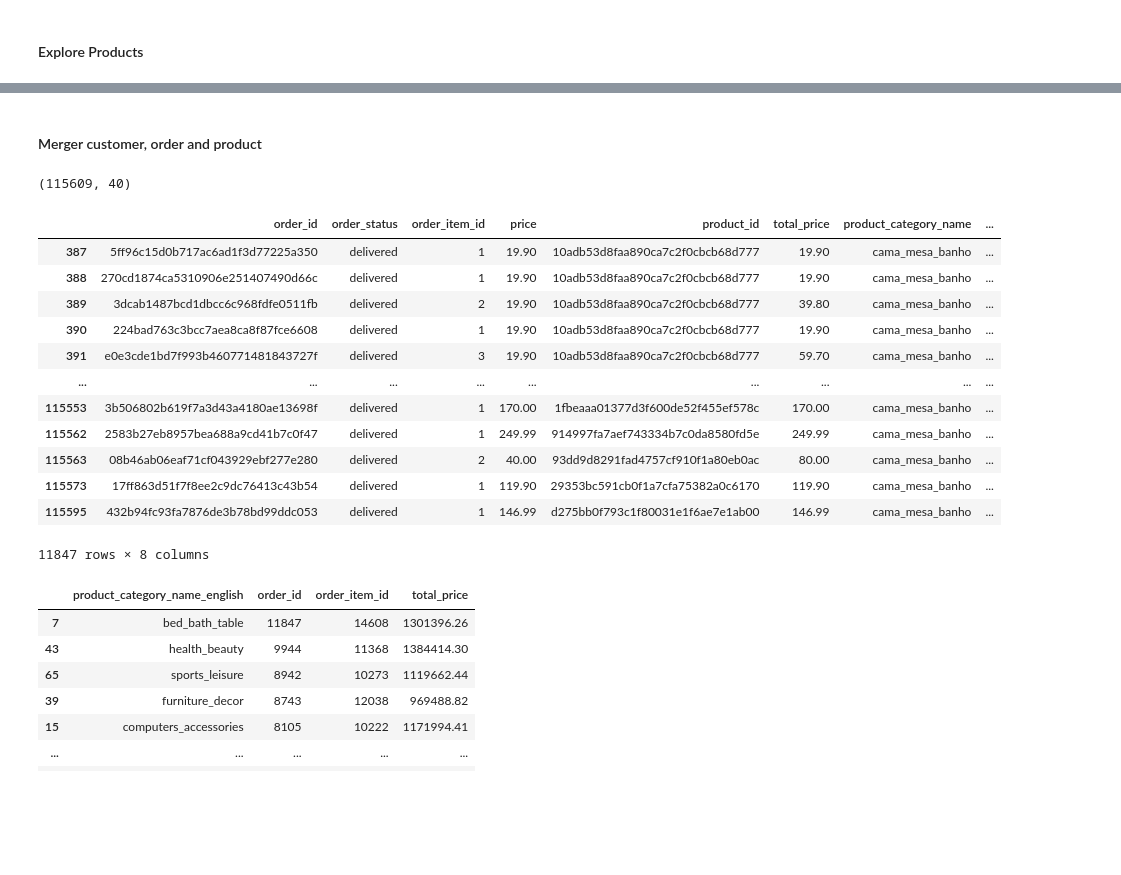
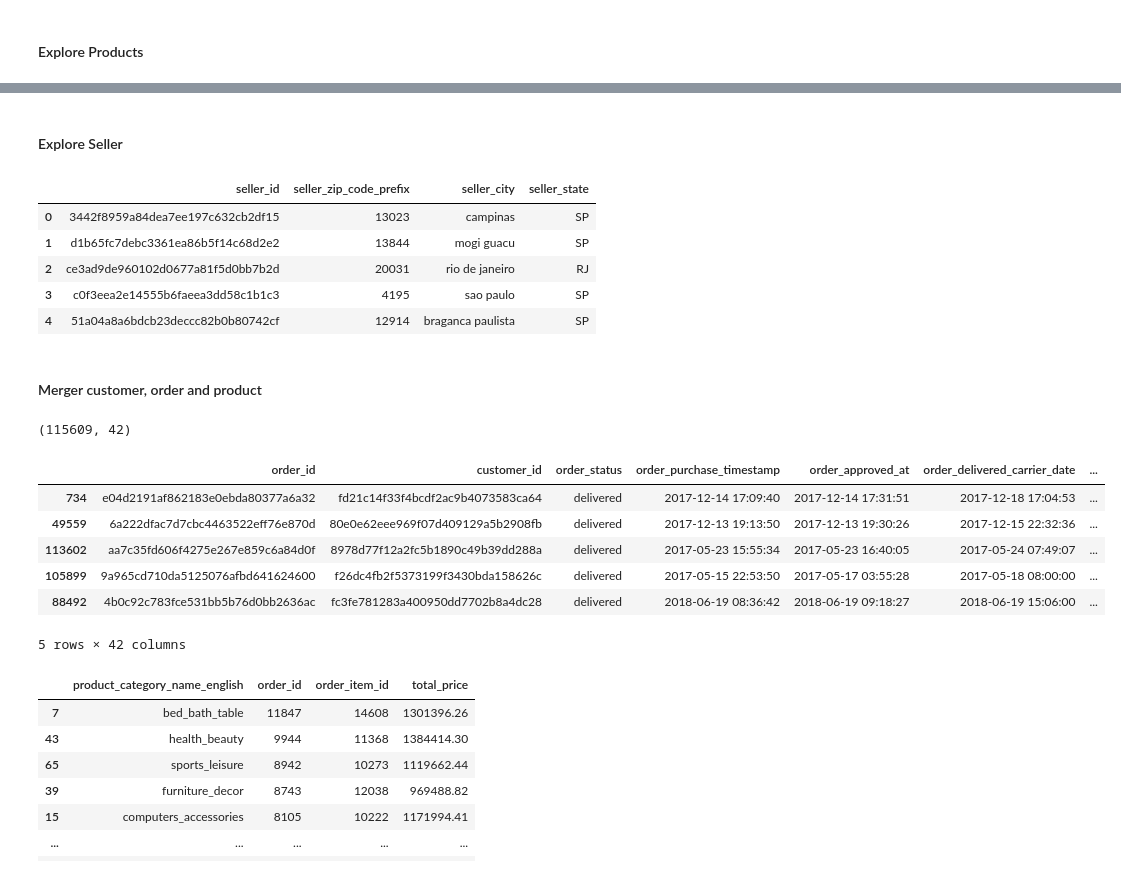
Before and after one commit to muhamadInsan/da-with-python-dicoding-submission, a Jupyter notebook: notebook.ipynb, the cells around one changed output, grey strips where cells are left out. Saved outputs shown, nothing was run; the diff lists cells and outputs as text; code cells hidden in the pictures; blank space fills up the shorter version.

Commit message:
update new info on customer

```diff
--- a/notebook.ipynb
+++ b/notebook.ipynb
@@ -620,24 +621,31 @@ products_cat_name_translation.sample(3)
+# %% [markdown]
+#### Explore Seller
+# %%
+# sellers.seller_city.value_counts().head(10).to_frame().reset_index().rename(columns={'count':'jumlah'})
+sellers.head()
+# %% [output]
+|  | seller_id | seller_zip_code_prefix | seller_city | seller_state |
+| 0 | 3442f8959a84dea7ee197c632cb2df15 | 13023 | campinas | SP |
+| 1 | d1b65fc7debc3361ea86b5f14c68d2e2 | 13844 | mogi guacu | SP |
+| 2 | ce3ad9de960102d0677a81f5d0bb7b2d | 20031 | rio de janeiro | RJ |
+| 3 | c0f3eea2e14555b6faeea3dd58c1b1c3 | 4195 | sao paulo | SP |
+| 4 | 51a04a8a6bdcb23deccc82b0b80742cf | 12914 | braganca paulista | SP |
 # %% [markdown]
 #### Merger customer, order and product
 # %%
 order_cust = pd.merge(left=all_orders, right=customers, on='customer_id')
-all_dataset = pd.merge(left=order_cust, right=products_cat_name_translation, on='product_id')
+order_seller = pd.merge(left=order_cust, right=sellers, on='seller_id')
+all_dataset = pd.merge(left=order_seller, right=products_cat_name_translation, on='product_id')
 print(all_dataset.shape)
-
-df = all_dataset[['order_id', 'order_status', 'order_item_id', 'price', 'product_id', 'total_price','product_category_name', 'product_category_name_english']]
-df[df.product_category_name_english == 'bed_bath_table']
+all_dataset.sample(5)
+# df = all_dataset[['order_id', 'order_status', 'order_item_id', 'price', 'product_id', 'total_price','product_category_name', 'product_category_name_english']]
+# df[df.product_category_name_english == 'bed_bath_table']
 # %% [output]
-(115609, 40)
+(115609, 42)
-|  | order_id | order_status | order_item_id | price | product_id | total_price | product_category_name | ... |
-| 387 | 5ff96c15d0b717ac6ad1f3d77225a350 | delivered | 1 | 19.90 | 10adb53d8faa890ca7c2f0cbcb68d777 | 19.90 | cama_mesa_banho | ... |
-| 388 | 270cd1874ca5310906e251407490d66c | delivered | 1 | 19.90 | 10adb53d8faa890ca7c2f0cbcb68d777 | 19.90 | cama_mesa_banho | ... |
-| 389 | 3dcab1487bcd1dbcc6c968fdfe0511fb | delivered | 2 | 19.90 | 10adb53d8faa890ca7c2f0cbcb68d777 | 39.80 | cama_mesa_banho | ... |
-| 390 | 224bad763c3bcc7aea8ca8f87fce6608 | delivered | 1 | 19.90 | 10adb53d8faa890ca7c2f0cbcb68d777 | 19.90 | cama_mesa_banho | ... |
-| 391 | e0e3cde1bd7f993b460771481843727f | delivered | 3 | 19.90 | 10adb53d8faa890ca7c2f0cbcb68d777 | 59.70 | cama_mesa_banho | ... |
-| ... | ... | ... | ... | ... | ... | ... | ... | ... |
-| 115553 | 3b506802b619f7a3d43a4180ae13698f | delivered | 1 | 170.00 | 1fbeaaa01377d3f600de52f455ef578c | 170.00 | cama_mesa_banho | ... |
-| 115562 | 2583b27eb8957bea688a9cd41b7c0f47 | delivered | 1 | 249.99 | 914997fa7aef743334b7c0da8580fd5e | 249.99 | cama_mesa_banho | ... |
-| 115563 | 08b46ab06eaf71cf043929ebf277e280 | delivered | 2 | 40.00 | 93dd9d8291fad4757cf910f1a80eb0ac | 80.00 | cama_mesa_banho | ... |
-| 115573 | 17ff863d51f7f8ee2c9dc76413c43b54 | delivered | 1 | 119.90 | 29353bc591cb0f1a7cfa75382a0c6170 | 119.90 | cama_mesa_banho | ... |
-| 115595 | 432b94fc93fa7876de3b78bd99ddc053 | delivered | 1 | 146.99 | d275bb0f793c1f80031e1f6ae7e1ab00 | 146.99 | cama_mesa_banho | ... |
+|  | order_id | customer_id | order_status | order_purchase_timestamp | order_approved_at | order_delivered_carrier_date | ... |
+| 734 | e04d2191af862183e0ebda80377a6a32 | fd21c14f33f4bcdf2ac9b4073583ca64 | delivered | 2017-12-14 17:09:40 | 2017-12-14 17:31:51 | 2017-12-18 17:04:53 | ... |
+| 49559 | 6a222dfac7d7cbc4463522eff76e870d | 80e0e62eee969f07d409129a5b2908fb | delivered | 2017-12-13 19:13:50 | 2017-12-13 19:30:26 | 2017-12-15 22:32:36 | ... |
+| 113602 | aa7c35fd606f4275e267e859c6a84d0f | 8978d77f12a2fc5b1890c49b39dd288a | delivered | 2017-05-23 15:55:34 | 2017-05-23 16:40:05 | 2017-05-24 07:49:07 | ... |
+| 105899 | 9a965cd710da5125076afbd641624600 | f26dc4fb2f5373199f3430bda158626c | delivered | 2017-05-15 22:53:50 | 2017-05-17 03:55:28 | 2017-05-18 08:00:00 | ... |
+| 88492 | 4b0c92c783fce531bb5b76d0bb2636ac | fc3fe781283a400950dd7702b8a4dc28 | delivered | 2018-06-19 08:36:42 | 2018-06-19 09:18:27 | 2018-06-19 15:06:00 | ... |
-11847 rows × 8 columns
+5 rows × 42 columns
```
Also changed, not shown: parts of 29 cells of this notebook, 3 other files.
